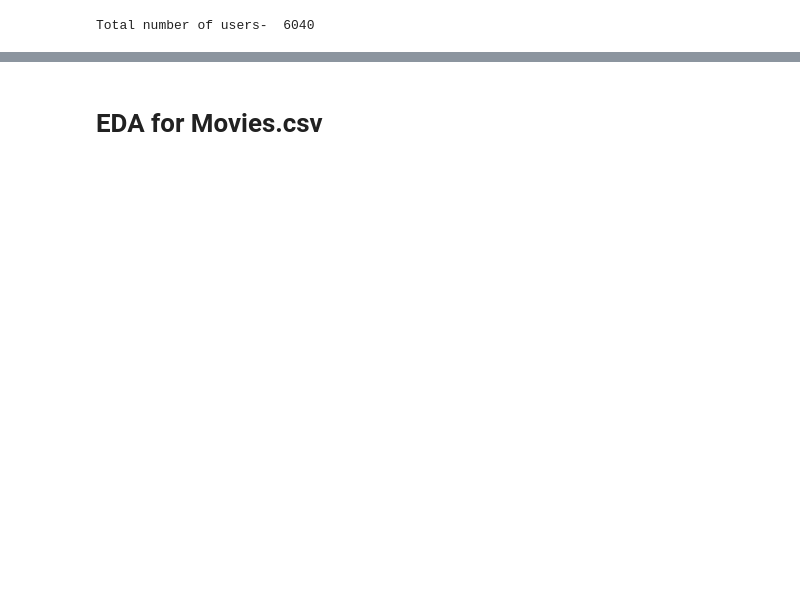
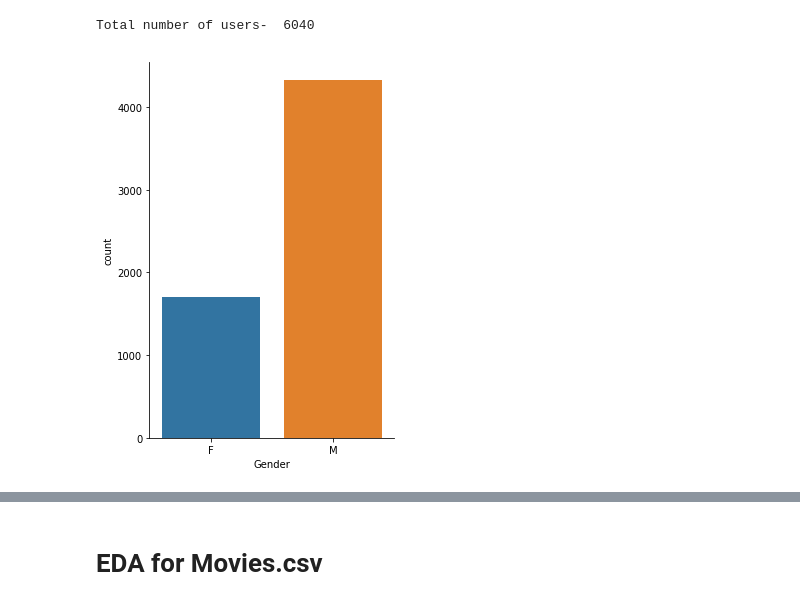
Before and after one commit to karangupta26/Movie-Recommendation-System, a Jupyter notebook: ExploratoryDataAnalysis.ipynb, the cells around one changed output, grey strips where cells are left out. Cells and saved outputs as stored; diff of their text form; code cells hidden in the pictures; blank space fills up the shorter version.

```diff
--- a/ExploratoryDataAnalysis.ipynb
+++ b/ExploratoryDataAnalysis.ipynb
@@ -32,0 +67,4 @@ Total number of users-  6040
+# %%
+ax= sb.catplot(x="Gender",data=users_data, kind="count",height=6,aspect=.7);
+# %% [output]
+[figure, added]
```
Also changed, not shown: parts of 16 cells of this notebook.
